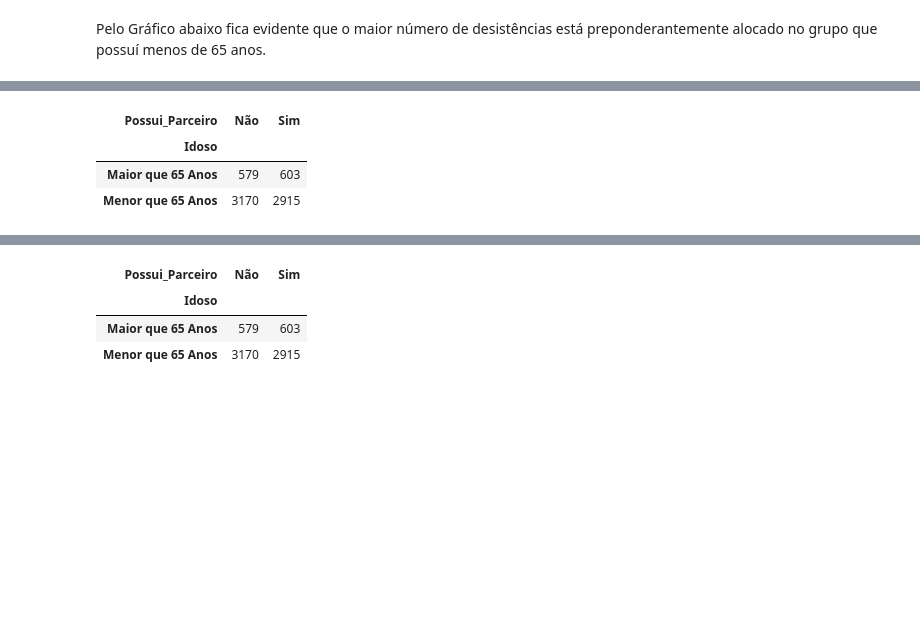
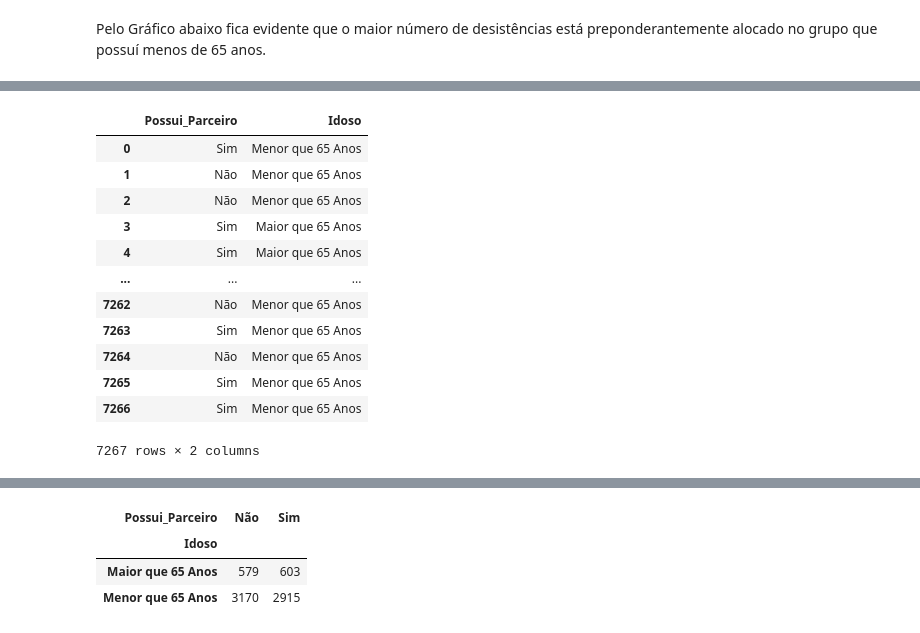
Before and after one commit to wellingtonsouza32/ChallengeAlura, a Jupyter notebook: challenge_semana_1.ipynb, the cells around one changed output, grey strips where cells are left out. Saved outputs shown, nothing was run; the diff lists cells and outputs as text; code cells hidden in the pictures; blank space fills up the shorter version.

```diff
--- a/challenge_semana_1.ipynb
+++ b/challenge_semana_1.ipynb
@@ -406,12 +408,23 @@ plt.show()
 # %%
 parceiro = df_aluravoz['Possui_Parceiro'].apply(lambda x:'Sim' if x == 'Yes' else
                                                       'Não')
-# relac_idoso_parceiro = pd.concat([parceiro, idoso], axis=1)
+relac_idoso_parceiro = pd.concat([parceiro, idoso], axis=1)
+relac_idoso_parceiro
+
+
+# relac_idoso_parceiro = relac_idoso_parceiro['Idoso'] == 'Maior que 65 Anos'
 # relac_idoso_parceiro
-frequencia = pd.crosstab(idoso,parceiro)
-frequencia
 # %% [output]
-| Possui_Parceiro | Não | Sim |
-| Idoso |  |  |
-| Maior que 65 Anos | 579 | 603 |
-| Menor que 65 Anos | 3170 | 2915 |
+|  | Possui_Parceiro | Idoso |
+| 0 | Sim | Menor que 65 Anos |
+| 1 | Não | Menor que 65 Anos |
+| 2 | Não | Menor que 65 Anos |
+| 3 | Sim | Maior que 65 Anos |
+| 4 | Sim | Maior que 65 Anos |
+| ... | ... | ... |
+| 7262 | Não | Menor que 65 Anos |
+| 7263 | Sim | Menor que 65 Anos |
+| 7264 | Não | Menor que 65 Anos |
+| 7265 | Sim | Menor que 65 Anos |
+| 7266 | Sim | Menor que 65 Anos |
+7267 rows × 2 columns
```
Also changed, not shown: parts of 5 cells of this notebook.
